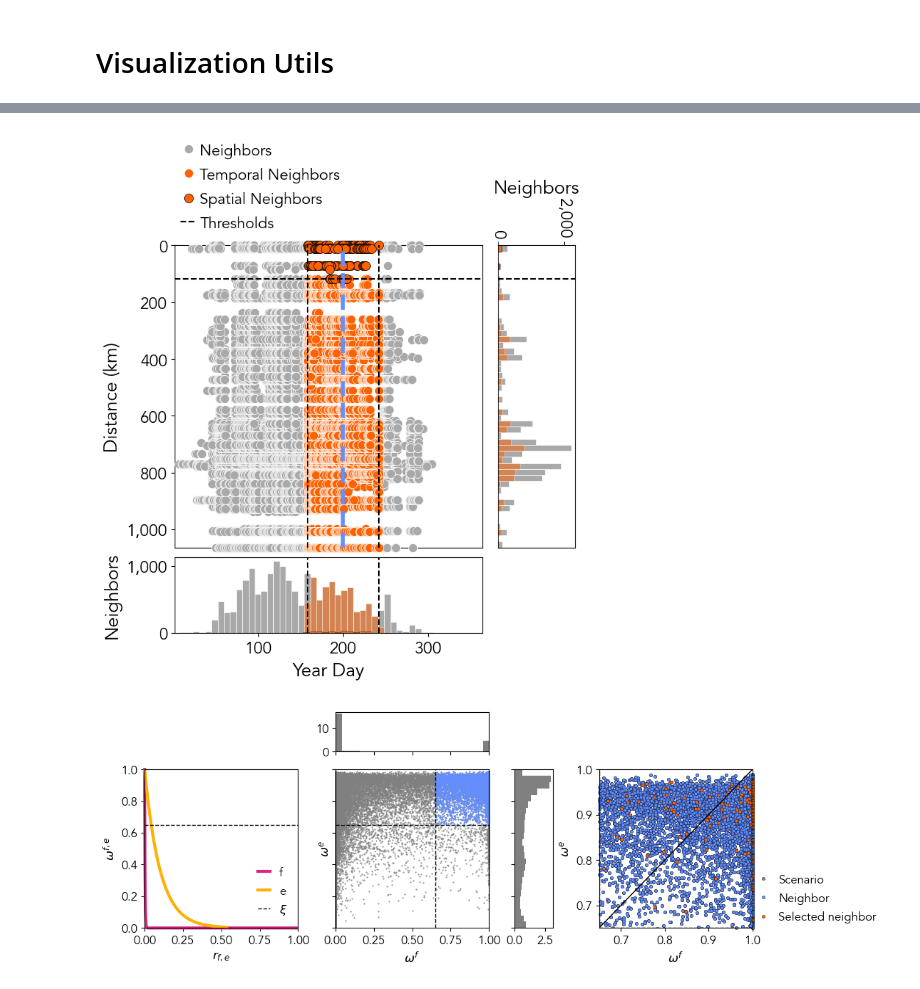
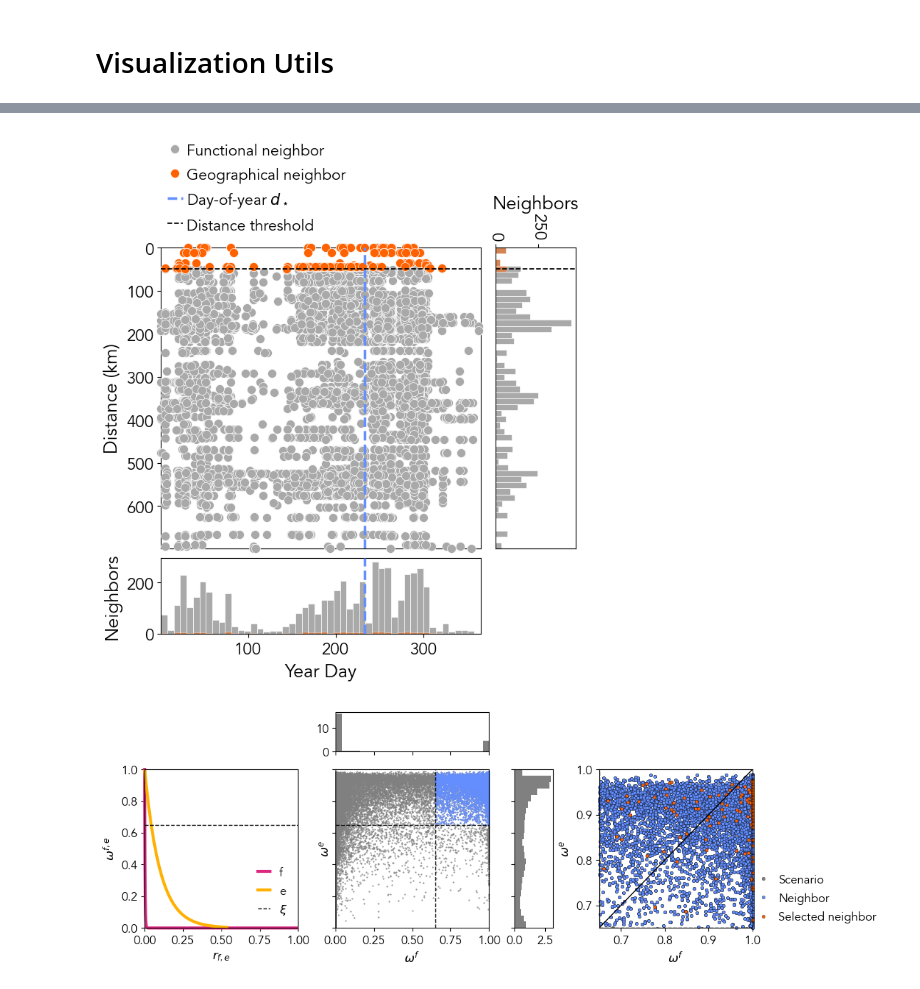
Before and after one commit to gterren/functional_forecast_dynamic_update, a Jupyter notebook: notebooks/solar_asset_ffc_viz.ipynb, the cells around one changed output, grey strips where cells are left out. Cells and saved outputs as stored; diff of their text form; code cells hidden in the pictures.

```diff
--- a/notebooks/solar_asset_ffc_viz.ipynb
+++ b/notebooks/solar_asset_ffc_viz.ipynb
@@ -567,43 +784,59 @@ plt.show()
 # %%
 _fig, _ax = plt.subplot_mosaic(
     [["A", "B"], ["C", "."]],
     figsize=(6.5, 7.5),
     layout="constrained",
     gridspec_kw=dict(width_ratios=(1, 0.25), height_ratios=(1, 0.25)),
 )
 
 plotter.plot_filtered_scenarios(
-    _fig, _ax["A"], palette_,
-    _fdu.idx_neighbors_, _fdu.idx_temporal_, _fdu.idx_spatial_, _fdu.d_spatial_,
-    t_tr_, t_ts_[day], _fdu.sigma, _fdu.window, _fdu.gamma_prime,
+    _fig,
+    _ax["A"],
+    palette_,
+    _fdu.idx_fed_,
+    _fdu.idx_x_,
+    _fdu.idx_x_local_,
+    _fdu.d_x_,
+    t_tr_,
+    t_ts_[day],
+    _fdu.r,
 )
 
 plotter.plot_distance_histogram(
-    _fig, _ax["B"], palette_,
-    _fdu.idx_neighbors_, _fdu.idx_temporal_, _fdu.idx_spatial_,
-    _fdu.d_spatial_, _fdu.sigma,
+    _fig,
+    _ax["B"],
+    palette_,
+    _fdu.idx_fed_,
+    _fdu.idx_x_local_,
+    _fdu.d_x_,
+    _fdu.r,
 )
 
 plotter.plot_dates_histogram(
-    _fig, _ax["C"], palette_,
-    _fdu.idx_neighbors_, _fdu.idx_temporal_, _fdu.idx_spatial_, _fdu.d_spatial_,
-    t_tr_, t_ts_[day], _fdu.window, _fdu.gamma_prime,
+    _fig,
+    _ax["C"],
+    palette_,
+    _fdu.idx_fed_,
+    _fdu.idx_x_local_,
+    _fdu.d_x_,
+    t_tr_,
+    t_ts_[day],
 )
 
 _ax["A"].legend(
-    frameon=False,
-    ncol=1,
-    columnspacing=0.625,
-    handletextpad=0.25,
-    loc=(0.0, 1.025),
-    fontsize=15,
+    frameon = False,
+    ncol = 1,
+    columnspacing = 0.625,
+    handletextpad = 0.25,
+    loc = (0.0, 1.025),
+    fontsize = 15,
 )
 
 plt.savefig(IMAGES / f"kNN_frequency-{file_name}.pdf")
 
 plt.show()
 # %% [output]
-[figure, old version]
+[figure, new version]
 # %%
 fig, _ax = plt.subplot_mosaic(
     [[".", ".", "e", ".", ".", "."],
```
Also changed, not shown: parts of 23 cells of this notebook, 8 other files.
